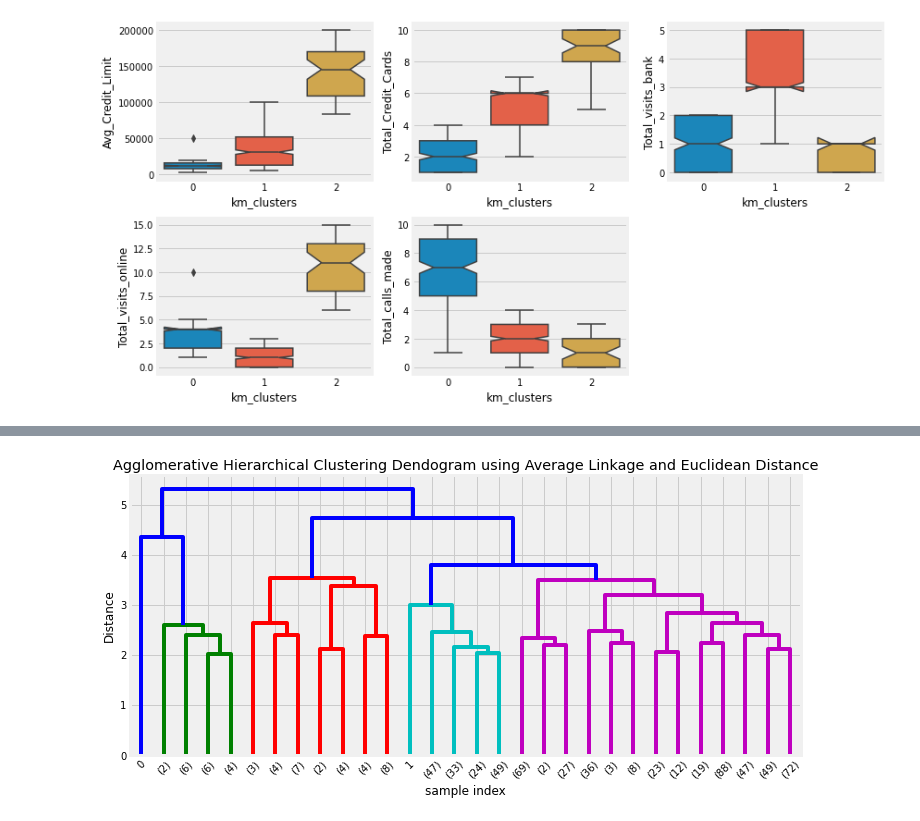
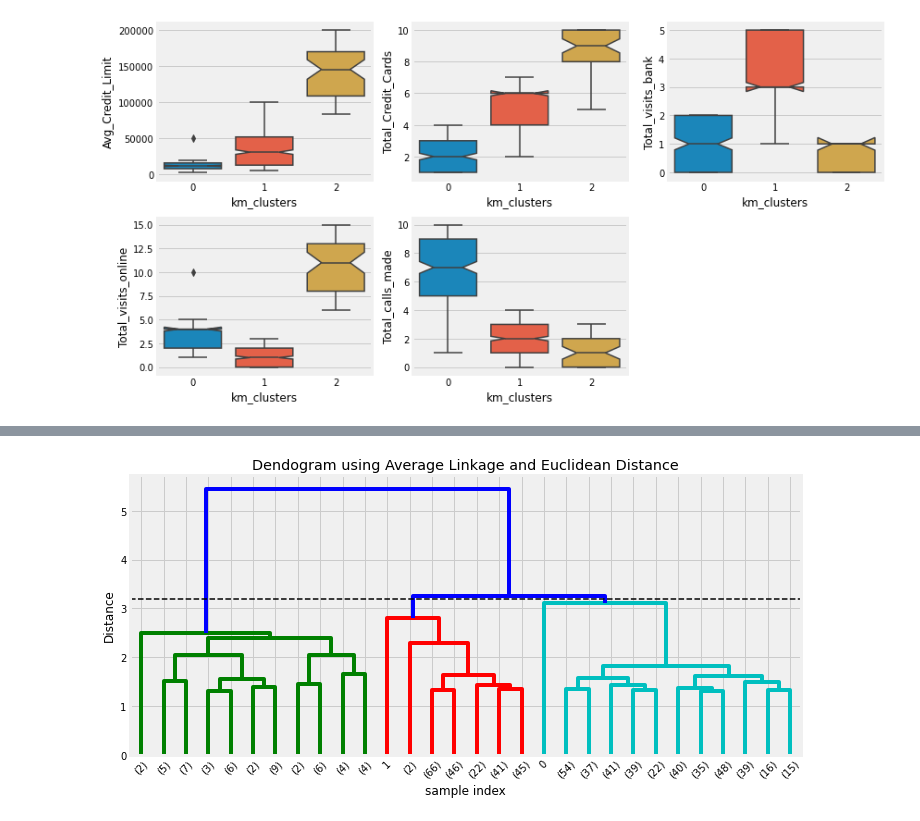
Before and after one commit to FractalMind81/AIML, a Jupyter notebook: Unsupervised Learning/Project 5.ipynb, the cells around one changed output, grey strips where cells are left out. Drawn from its saved outputs; the diff is of its cells as text; code cells hidden in the pictures.

```diff
--- a/Unsupervised Learning/Project 5.ipynb
+++ b/Unsupervised Learning/Project 5.ipynb
@@ -305,10 +382,12 @@ plt.ylabel("Distance Metric");
 Z = linkage(X, metric='euclidean', method='average')
 # %%
 plt.figure(figsize=(10, 5))
-plt.title('Agglomerative Hierarchical Clustering Dendogram using Average Linkage and Euclidean Distance')
+threshold=3.2
+plt.title('Dendogram using Average Linkage and Euclidean Distance')
 plt.xlabel('sample index')
 plt.ylabel('Distance')
-dendrogram(Z, color_threshold='default', truncate_mode='lastp')
+plt.axhline(y=threshold, color='black', linestyle='--', linewidth=1.5)
+dendrogram(Z, color_threshold=threshold, truncate_mode='lastp')
 plt.tight_layout()
 # %% [output]
-[figure, old version]
+[figure, new version]
```
Also changed, not shown: parts of 41 cells of this notebook.
